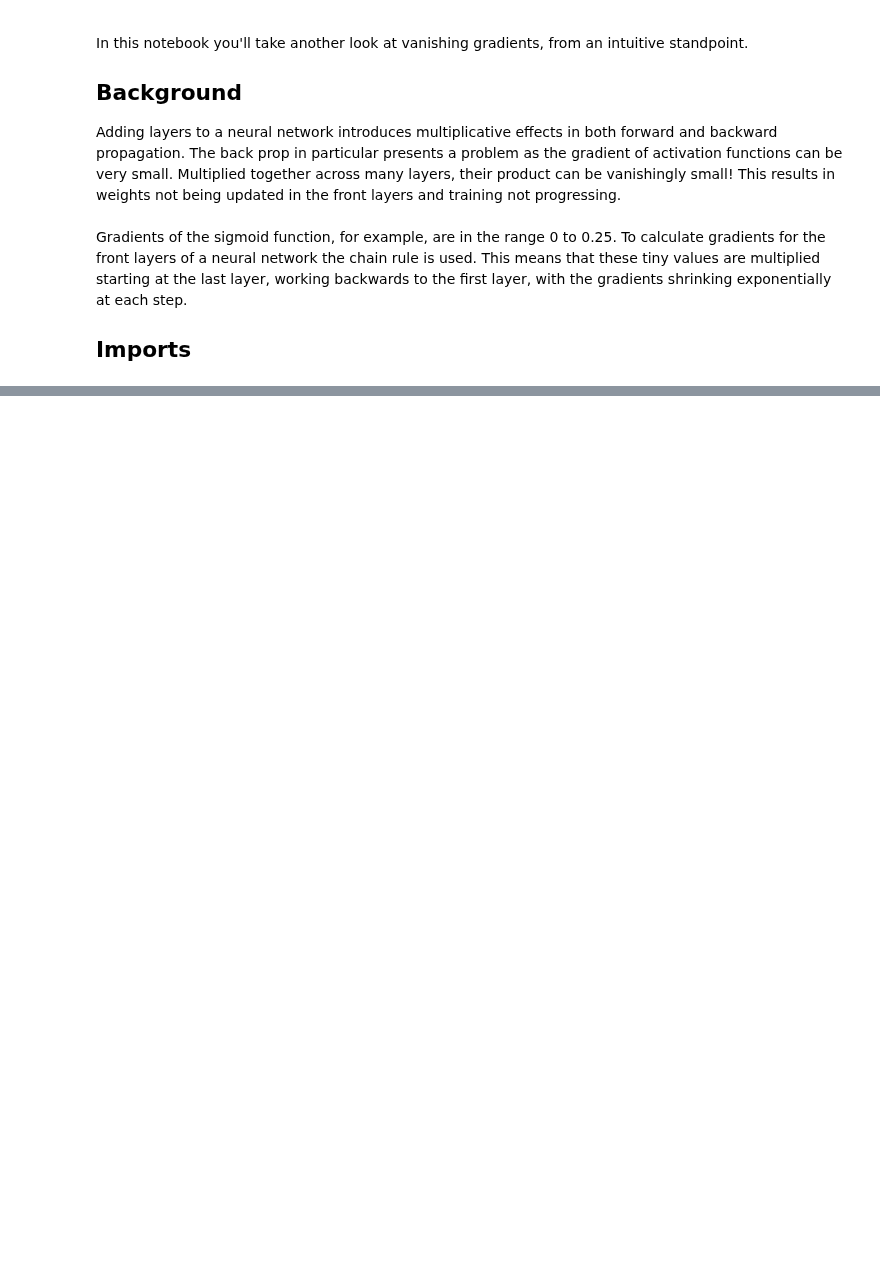
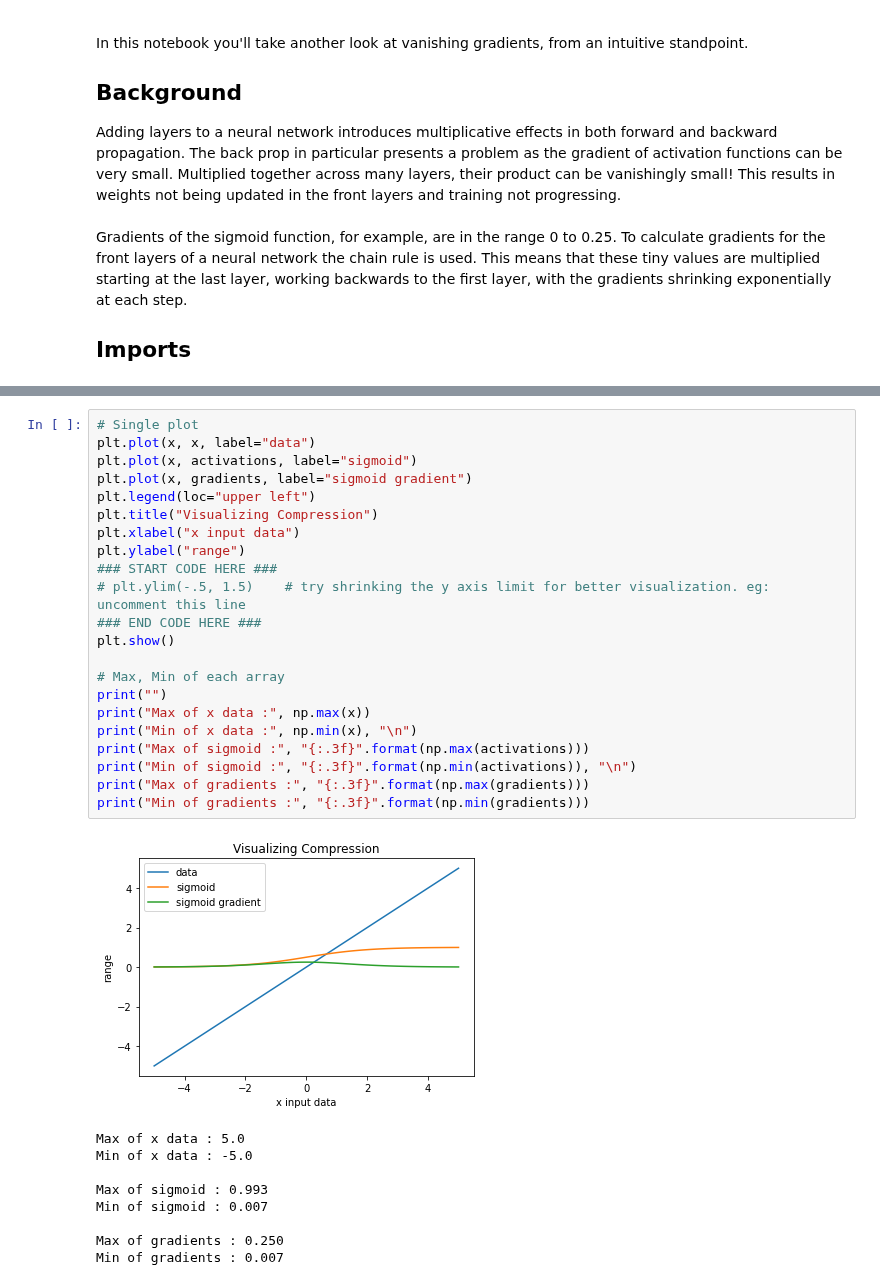
Before and after one commit to martin-fabbri/colab-notebooks, a Jupyter notebook: deeplearning.ai/nlp/c3_w3_01_vanishing_gradients.ipynb, the cells around one changed output, grey strips where cells are left out. Cells and saved outputs as stored; diff of their text form; blank space fills up the shorter version.

```diff
--- a/deeplearning.ai/nlp/c3_w3_01_vanishing_gradients.ipynb
+++ b/deeplearning.ai/nlp/c3_w3_01_vanishing_gradients.ipynb
@@ -16,0 +116,32 @@ Gradients of the sigmoid function, for example, are in the range 0 to 0.25. To c
+# %%
+# Single plot
+plt.plot(x, x, label="data")
+plt.plot(x, activations, label="sigmoid")
+plt.plot(x, gradients, label="sigmoid gradient")
+plt.legend(loc="upper left")
+plt.title("Visualizing Compression")
+plt.xlabel("x input data")
+plt.ylabel("range")
+### START CODE HERE ###
+# plt.ylim(-.5, 1.5)    # try shrinking the y axis limit for better visualization. eg: uncomment this line
+### END CODE HERE ###
+plt.show()
+
+# Max, Min of each array
+print("")
+print("Max of x data :", np.max(x))
+print("Min of x data :", np.min(x), "\n")
+print("Max of sigmoid :", "{:.3f}".format(np.max(activations)))
+print("Min of sigmoid :", "{:.3f}".format(np.min(activations)), "\n")
+print("Max of gradients :", "{:.3f}".format(np.max(gradients)))
+print("Min of gradients :", "{:.3f}".format(np.min(gradients)))
+# %% [output]
+[figure, added]
+Max of x data : 5.0
+Min of x data : -5.0
+
+Max of sigmoid : 0.993
+Min of sigmoid : 0.007
+
+Max of gradients : 0.250
+Min of gradients : 0.007
```
Also changed, not shown: parts of 9 cells of this notebook.
